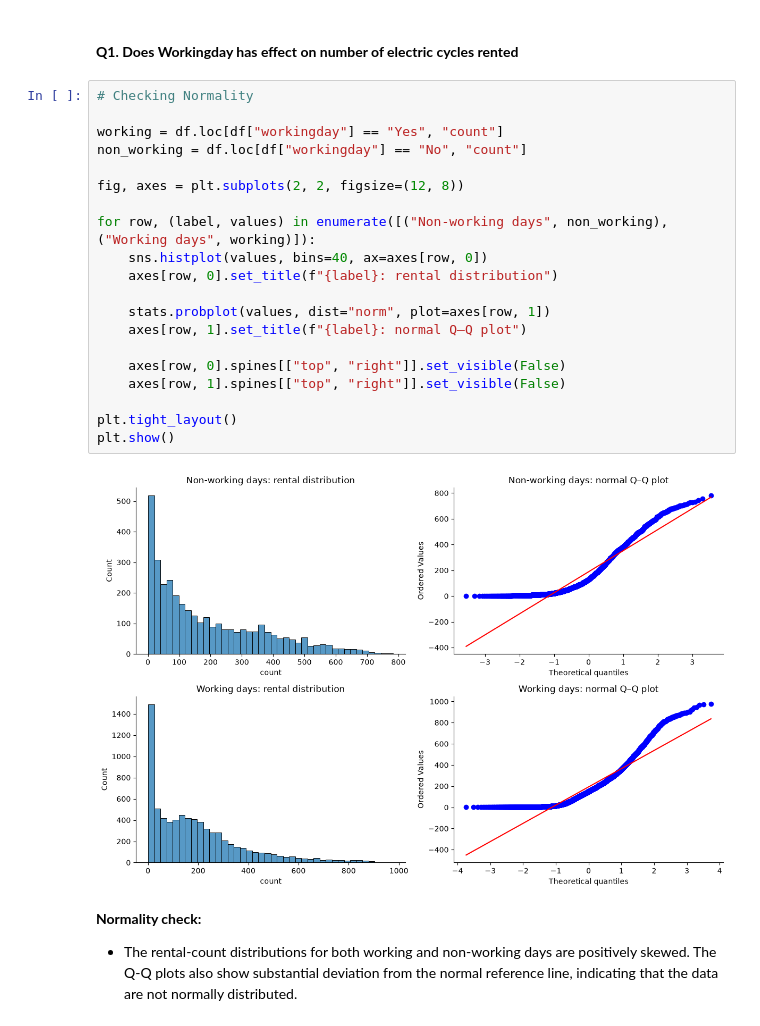
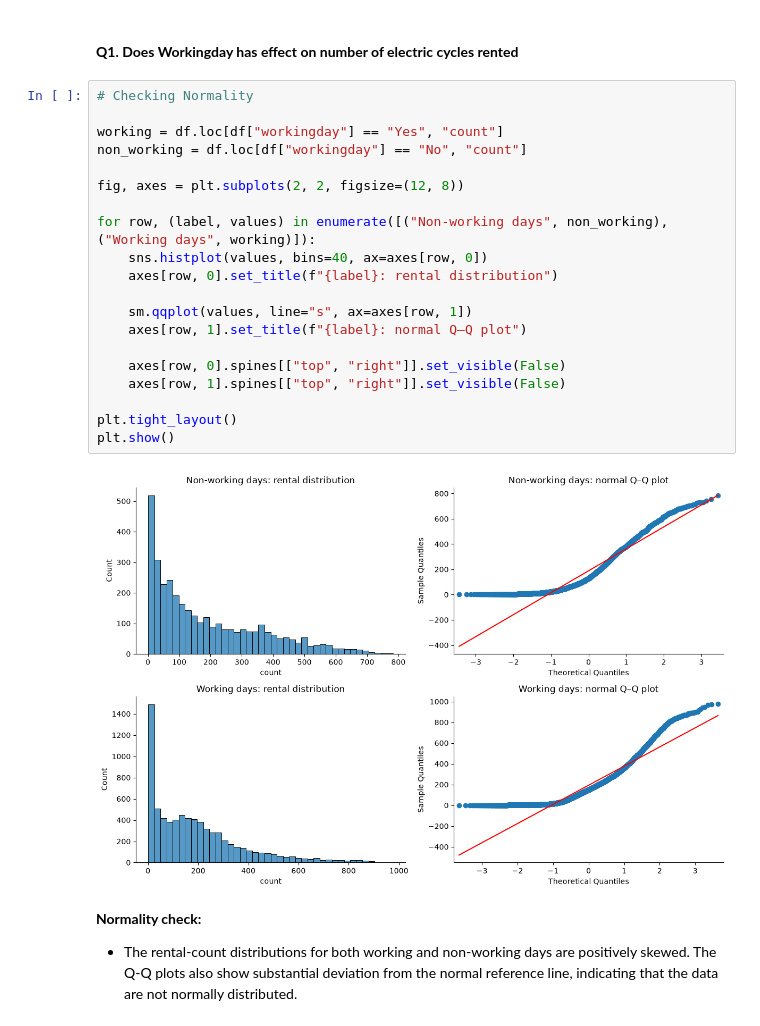
Before and after one commit to Yuvi977/Yulu-Bike-Sharing-Hypothesis-Testing, a Jupyter notebook: Business_Case_Yulu_Hypothesis_Testing.ipynb, the cells around one changed output. Saved outputs shown, nothing was run; the diff lists cells and outputs as text.

```diff
--- a/Business_Case_Yulu_Hypothesis_Testing.ipynb
+++ b/Business_Case_Yulu_Hypothesis_Testing.ipynb
@@ -524,25 +525,25 @@ plt.show()
 # %%
 # Checking Normality
 
 working = df.loc[df["workingday"] == "Yes", "count"]
 non_working = df.loc[df["workingday"] == "No", "count"]
 
 fig, axes = plt.subplots(2, 2, figsize=(12, 8))
 
 for row, (label, values) in enumerate([("Non-working days", non_working), ("Working days", working)]):
     sns.histplot(values, bins=40, ax=axes[row, 0])
     axes[row, 0].set_title(f"{label}: rental distribution")
 
-    stats.probplot(values, dist="norm", plot=axes[row, 1])
+    sm.qqplot(values, line="s", ax=axes[row, 1])
     axes[row, 1].set_title(f"{label}: normal Q–Q plot")
 
     axes[row, 0].spines[["top", "right"]].set_visible(False)
     axes[row, 1].spines[["top", "right"]].set_visible(False)
 
 plt.tight_layout()
 plt.show()
 # %% [output]
-[figure, old version]
+[figure, new version]
 # %% [markdown]
 **Normality check:**
 * The rental-count distributions for both working and non-working days are positively skewed. The Q-Q plots also show substantial deviation from the normal reference line, indicating that the data are not normally distributed.
```
Also changed, not shown: parts of 4 cells of this notebook.
